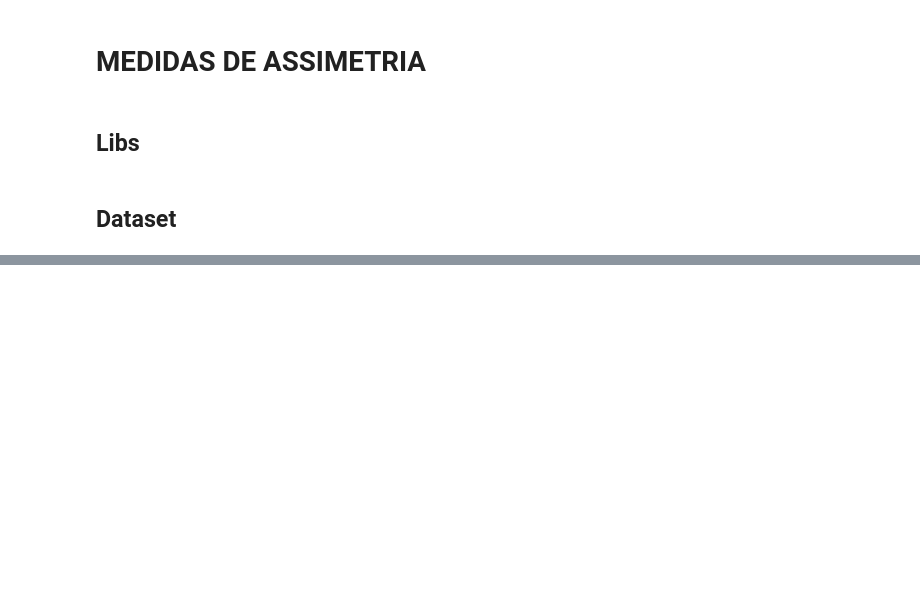
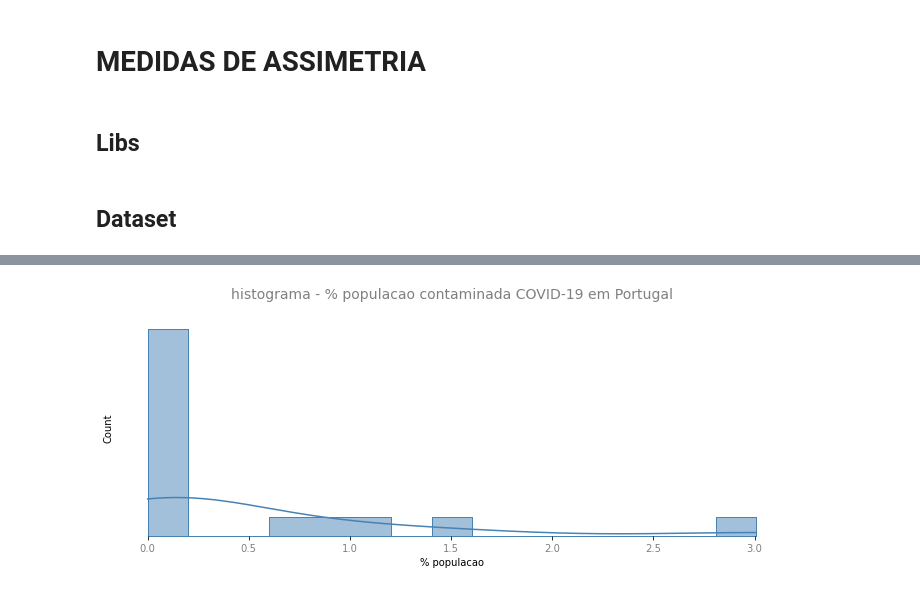
Before and after one commit to daianeklein/Space-Data, a Jupyter notebook: Medidas-Assimetria.ipynb, the cells around one changed output, grey strips where cells are left out. Saved outputs shown, nothing was run; the diff lists cells and outputs as text; code cells hidden in the pictures; blank space fills up the shorter version.

```diff
--- a/Medidas-Assimetria.ipynb
+++ b/Medidas-Assimetria.ipynb
@@ -134,0 +302,14 @@ df[df['Country/Region'] == 'Brazil'].set_index('Country/Region').T.diff().descri
+# %%
+plt.figure(figsize=(12,4))
+
+ax = sns.histplot(data = qt_po['per_pop'], bins = 15, kde = True, element="step", color = 'steelblue')
+plt.title('histograma - % populacao contaminada COVID-19 em Portugal', fontsize=14, color = 'grey', pad = 20)
+sns.despine(bottom= True, left = True)
+plt.xticks(fontsize=10, color = 'grey')
+plt.yticks([])
+
+plt.xlabel('% populacao')
+
+ax = ax
+# %% [output]
+[figure, added]
```
Also changed, not shown: parts of 38 cells of this notebook.
